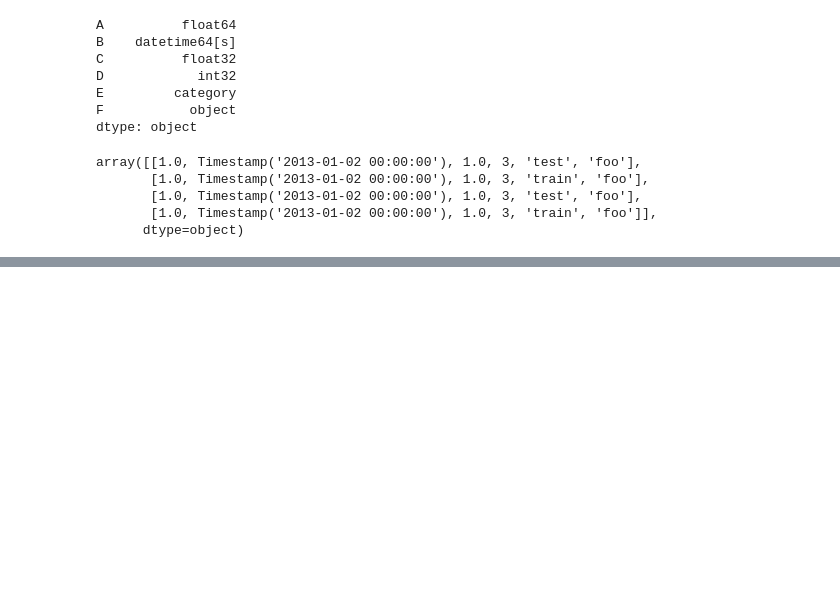
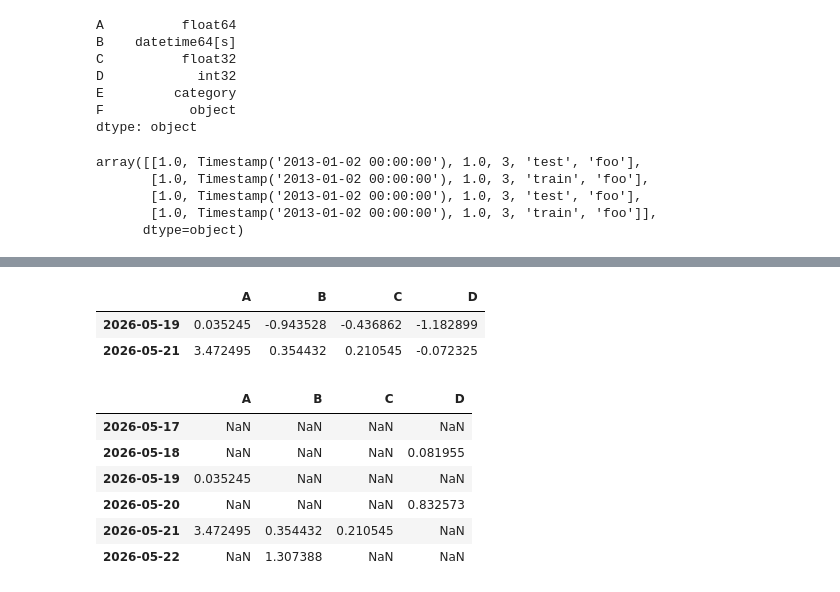
Before and after one commit to phy6geniuxGH/kaggle_notebooks, a Jupyter notebook: pandas-learning.ipynb, the cells around one changed output, grey strips where cells are left out. Saved outputs shown, nothing was run; the diff lists cells and outputs as text; code cells hidden in the pictures; blank space fills up the shorter version.

```diff
--- a/pandas-learning.ipynb
+++ b/pandas-learning.ipynb
@@ -259,0 +260,16 @@ Name: 2026-05-20 00:00:00, dtype: float64
+# %%
+df[df["A"] > 0]
+# %% [output]
+|  | A | B | C | D |
+| 2026-05-19 | 0.035245 | -0.943528 | -0.436862 | -1.182899 |
+| 2026-05-21 | 3.472495 | 0.354432 | 0.210545 | -0.072325 |
+# %%
+df[df > 0]
+# %% [output]
+|  | A | B | C | D |
+| 2026-05-17 | NaN | NaN | NaN | NaN |
+| 2026-05-18 | NaN | NaN | NaN | 0.081955 |
+| 2026-05-19 | 0.035245 | NaN | NaN | NaN |
+| 2026-05-20 | NaN | NaN | NaN | 0.832573 |
+| 2026-05-21 | 3.472495 | 0.354432 | 0.210545 | NaN |
+| 2026-05-22 | NaN | 1.307388 | NaN | NaN |
```
Also changed, not shown: parts of 19 cells of this notebook.
